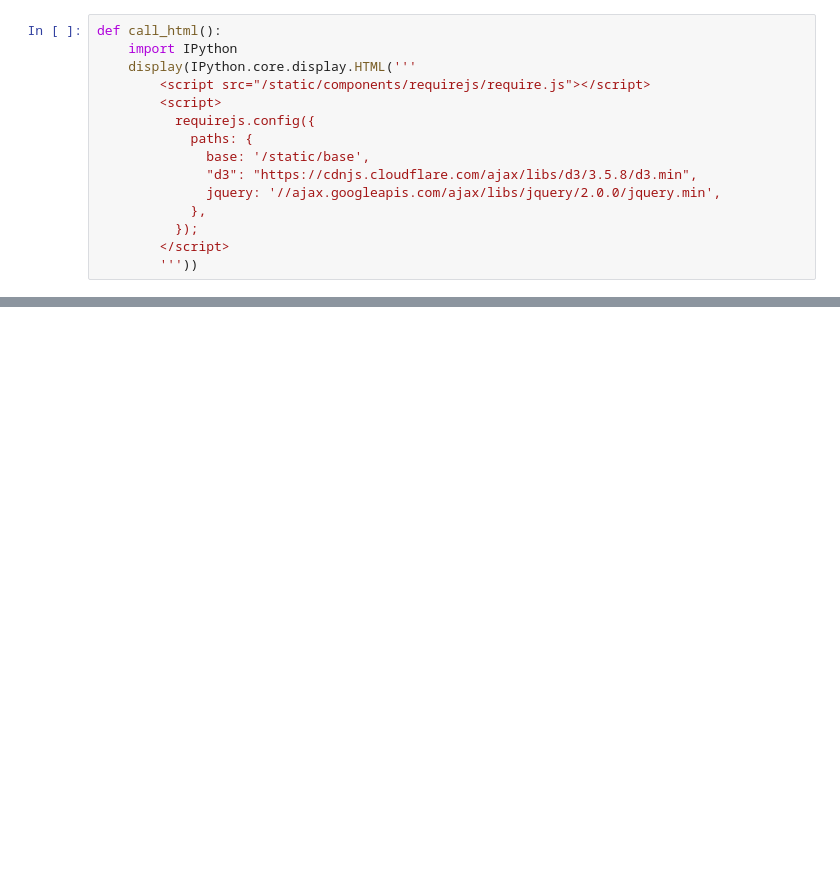
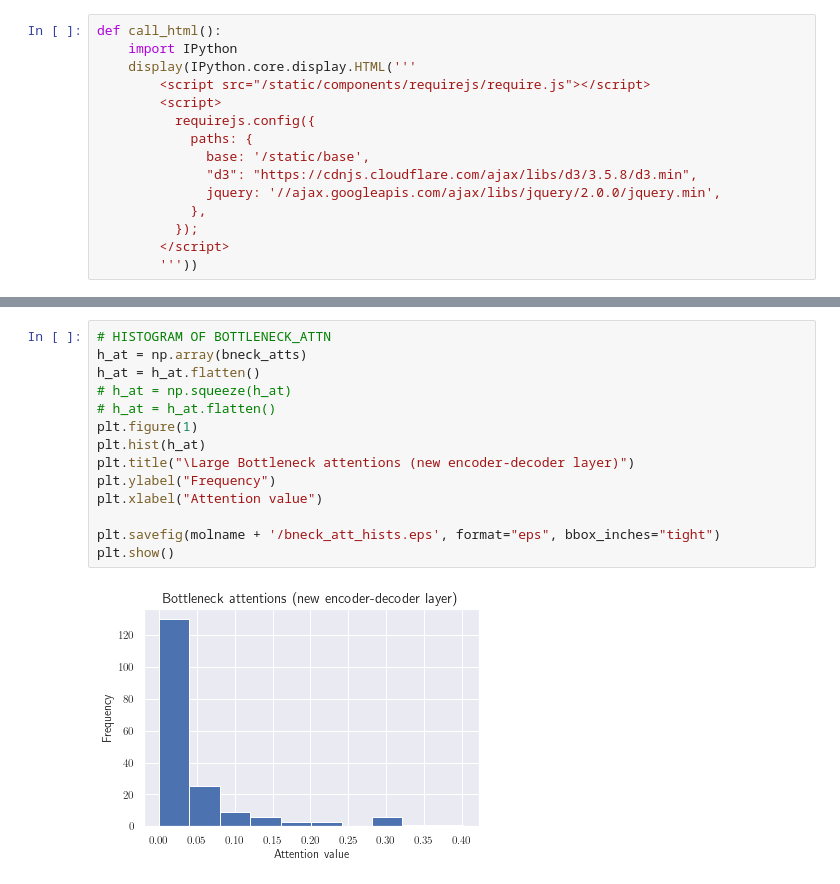
Before and after one commit to Basil-M/MEng-Project, a Jupyter notebook: view_attn.ipynb, the cells around one changed output, grey strips where cells are left out. Saved outputs shown, nothing was run; the diff lists cells and outputs as text; blank space fills up the shorter version.

```diff
--- a/view_attn.ipynb
+++ b/view_attn.ipynb
@@ -95,0 +277,16 @@ ValueError: all the input array dimensions except for the concatenation axis mus
+# %%
+# HISTOGRAM OF BOTTLENECK_ATTN
+h_at = np.array(bneck_atts)
+h_at = h_at.flatten()
+# h_at = np.squeeze(h_at)
+# h_at = h_at.flatten()
+plt.figure(1)
+plt.hist(h_at)
+plt.title("\Large Bottleneck attentions (new encoder-decoder layer)")
+plt.ylabel("Frequency")
+plt.xlabel("Attention value")
+
+plt.savefig(molname + '/bneck_att_hists.eps', format="eps", bbox_inches="tight")
+plt.show()
+# %% [output]
+[figure, added]
```
Also changed, not shown: parts of 15 cells of this notebook, 5 other files.
